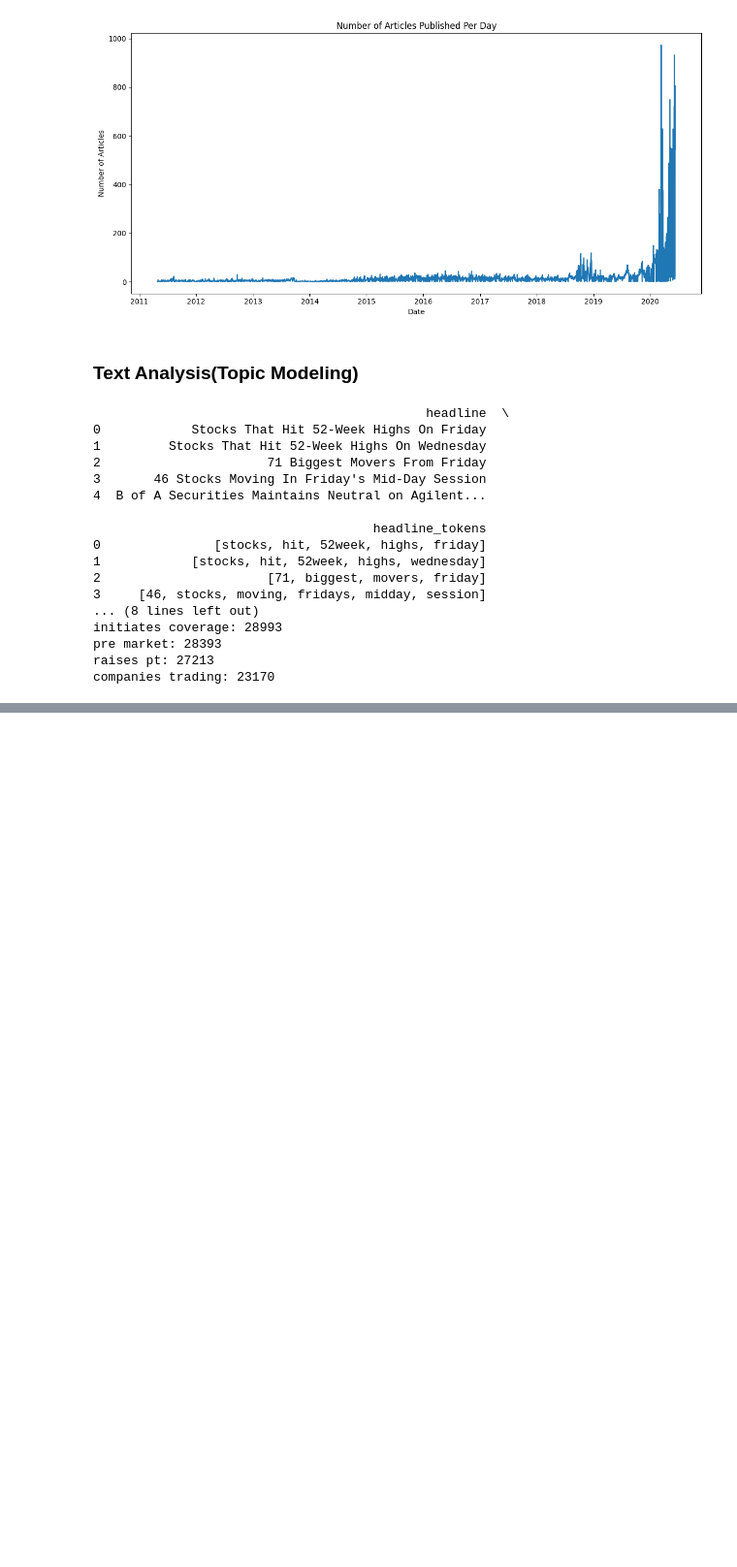
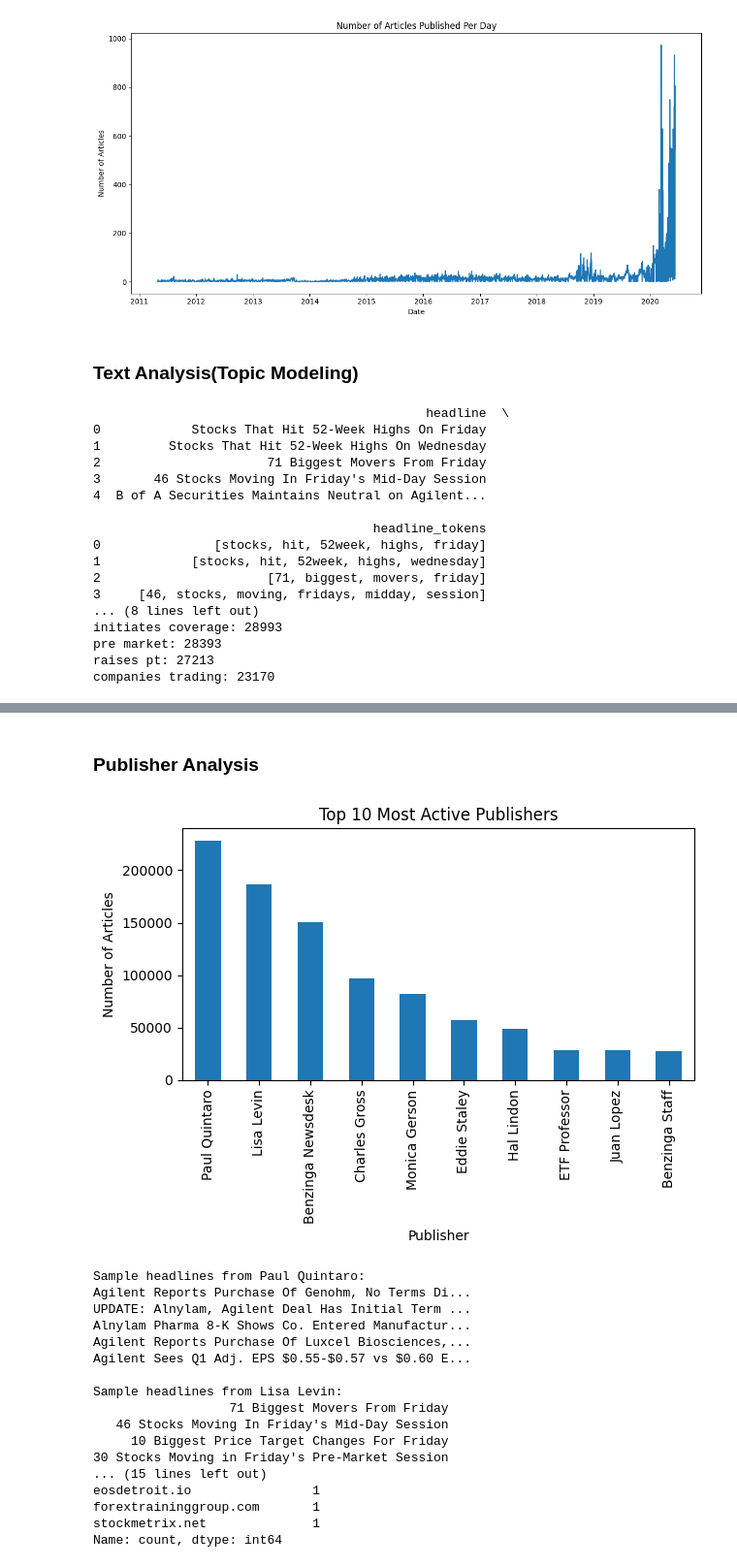
Before and after one commit to MAHI134456/sentiment_analysis_price_pridiction_week1, a Jupyter notebook: notebooks/data_exploration.ipynb, the cells around one changed output, grey strips where cells are left out. Shown: that part at 97% size. Drawn from its saved outputs; the diff is of its cells as text; code cells hidden in the pictures; blank space fills up the shorter version.

Commit message:
task:adding Time Series Analysis andPublisher Analysis

```diff
--- a/notebooks/data_exploration.ipynb
+++ b/notebooks/data_exploration.ipynb
@@ -156,0 +215,42 @@ companies trading: 23170
+# %% [markdown]
+### Publisher Analysis
+# %%
+#  Visualize the top 10 publishers
+publisher_counts.head(10).plot(kind='bar')
+plt.title('Top 10 Most Active Publishers')
+plt.xlabel('Publisher')
+plt.ylabel('Number of Articles')
+plt.tight_layout()
+plt.show()
+
+# Show a few headlines for top publishers
+top_publishers = publisher_counts.head(3).index
+for pub in top_publishers:
+    print(f"\nSample headlines from {pub}:")
+    print(df[df['publisher'] == pub]['headline'].head(5).to_string(index=False))
+
+
+# Extract domain if publisher is an email address
+df['publisher_domain'] = df['publisher'].str.extract(r'@([\w\.-]+)')
+domain_counts = df['publisher_domain'].value_counts()
+print("Top publisher domains:")
+print(domain_counts.head(10))
+# %% [output]
+[figure, added]
+Sample headlines from Paul Quintaro:
+Agilent Reports Purchase Of Genohm, No Terms Di...
+UPDATE: Alnylam, Agilent Deal Has Initial Term ...
+Alnylam Pharma 8-K Shows Co. Entered Manufactur...
+Agilent Reports Purchase Of Luxcel Biosciences,...
+Agilent Sees Q1 Adj. EPS $0.55-$0.57 vs $0.60 E...
+
+Sample headlines from Lisa Levin:
+                  71 Biggest Movers From Friday
+   46 Stocks Moving In Friday's Mid-Day Session
+     10 Biggest Price Target Changes For Friday
+30 Stocks Moving in Friday's Pre-Market Session
+... (15 lines left out)
+eosdetroit.io                1
+forextraininggroup.com       1
+stockmetrix.net              1
+Name: count, dtype: int64
```
Also changed, not shown: parts of 2 cells of this notebook.
